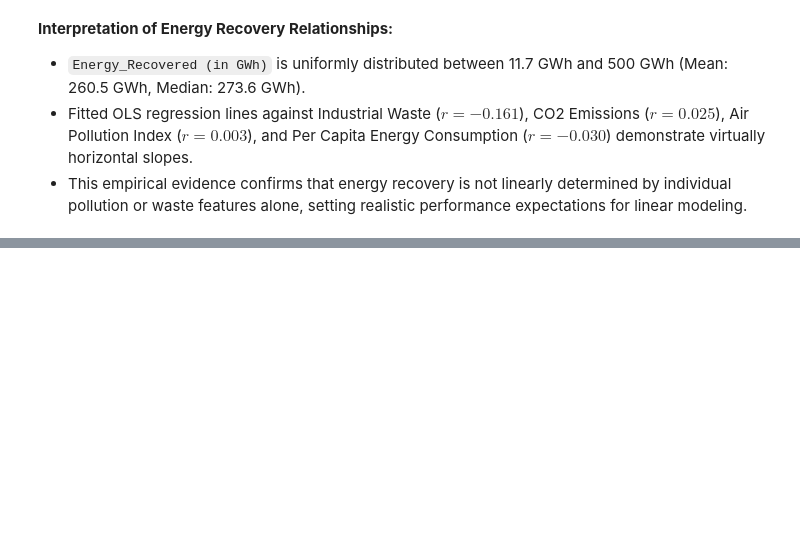
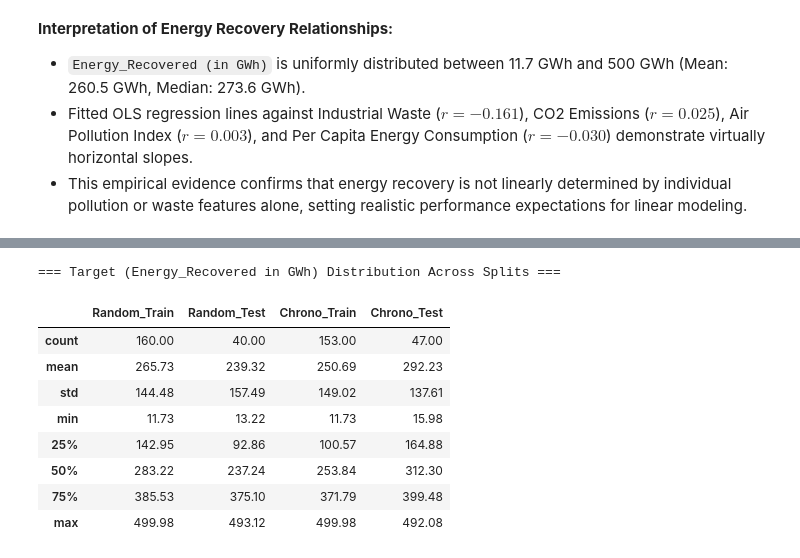
Before and after one commit to paarthrana/Global-Pollution-Analysis, a Jupyter notebook: notebooks/main.ipynb, the cells around one changed output, grey strips where cells are left out. Cells and saved outputs as stored; diff of their text form; code cells hidden in the pictures; blank space fills up the shorter version.

```diff
--- a/notebooks/main.ipynb
+++ b/notebooks/main.ipynb
@@ -413,0 +474,7 @@ plt.show()
+# %%
+# Derive waste per capita in kg/person
+df['Industrial_Waste_Per_Capita_kg'] = (df['Industrial_Waste (in tons)'] * 1000.0) / (df['Population (in millions)'] * 1e6)
+df['Plastic_Waste_Per_Capita_kg'] = (df['Plastic_Waste_Produced (in tons)'] * 1000.0) / (df['Population (in millions)'] * 1e6)
+
+print("Waste Per Capita Indicators Summary (kg/person):")
+df[['Industrial_Waste_Per_Capita_kg', 'Plastic_Waste_Per_Capita_kg']].describe().round(4)
@@ -413,0 +603,22 @@ plt.show()
+# %%
+# ==============================================================================
+# STRATEGY 2: CHRONOLOGICAL SPLIT (2000-2014 vs. 2015-2019)
+# ==============================================================================
+train_df_chrono = df[df['Year'] <= 2014].copy()
+test_df_chrono = df[df['Year'] >= 2015].copy()
+
+# Compute tertiles STRICTLY on train_df_chrono
+q1_chrono = train_df_chrono['Air_Pollution_Index'].quantile(1.0 / 3.0)
+q2_chrono = train_df_chrono['Air_Pollution_Index'].quantile(2.0 / 3.0)
+
+train_df_chrono['Pollution_Severity'] = train_df_chrono['Air_Pollution_Index'].apply(lambda x: assign_severity(x, q1_chrono, q2_chrono))
+test_df_chrono['Pollution_Severity'] = test_df_chrono['Air_Pollution_Index'].apply(lambda x: assign_severity(x, q1_chrono, q2_chrono))
+
+print("=== STRATEGY 2: CHRONOLOGICAL SPLIT ===")
+print(f"Train Sample Count (2000-2014): {len(train_df_chrono)} ({(len(train_df_chrono)/len(df))*100:.1f}%)")
+print(f"Test Sample Count (2015-2019):  {len(test_df_chrono)} ({(len(test_df_chrono)/len(df))*100:.1f}%)")
+print(f"Training-Only Air Pollution Cutoffs: Low <= {q1_chrono:.2f} < Medium <= {q2_chrono:.2f} < High")
+print("\nTrain Class Balance:")
+print(train_df_chrono['Pollution_Severity'].value_counts(normalize=True).round(3) * 100)
+print("\nTest Class Balance:")
+print(test_df_chrono['Pollution_Severity'].value_counts(normalize=True).round(3) * 100)
@@ -413,0 +647,23 @@ plt.show()
+# %%
+target_col = 'Energy_Recovered (in GWh)'
+
+target_dist_summary = pd.DataFrame({
+    'Random_Train': train_df_rand[target_col].describe(),
+    'Random_Test': test_df_rand[target_col].describe(),
+    'Chrono_Train': train_df_chrono[target_col].describe(),
+    'Chrono_Test': test_df_chrono[target_col].describe()
+}).round(2)
+
+print("=== Target (Energy_Recovered in GWh) Distribution Across Splits ===")
+target_dist_summary
+# %% [output]
+=== Target (Energy_Recovered in GWh) Distribution Across Splits ===
+|  | Random_Train | Random_Test | Chrono_Train | Chrono_Test |
+| count | 160.00 | 40.00 | 153.00 | 47.00 |
+| mean | 265.73 | 239.32 | 250.69 | 292.23 |
+| std | 144.48 | 157.49 | 149.02 | 137.61 |
+| min | 11.73 | 13.22 | 11.73 | 15.98 |
+| 25% | 142.95 | 92.86 | 100.57 | 164.88 |
+| 50% | 283.22 | 237.24 | 253.84 | 312.30 |
+| 75% | 385.53 | 375.10 | 371.79 | 399.48 |
+| max | 499.98 | 493.12 | 499.98 | 492.08 |
```
Also changed, not shown: parts of 35 cells of this notebook, 7 other files.
